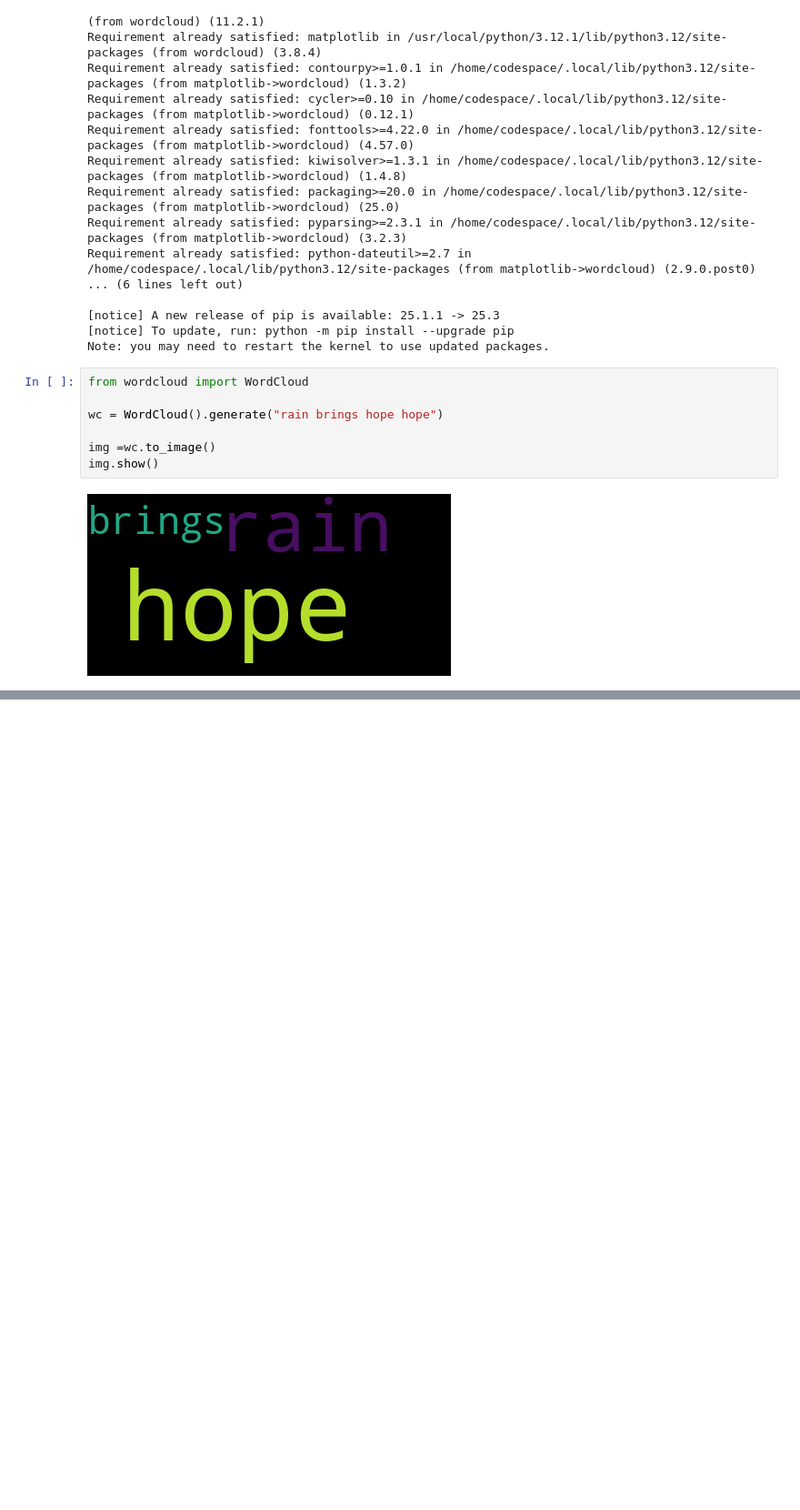
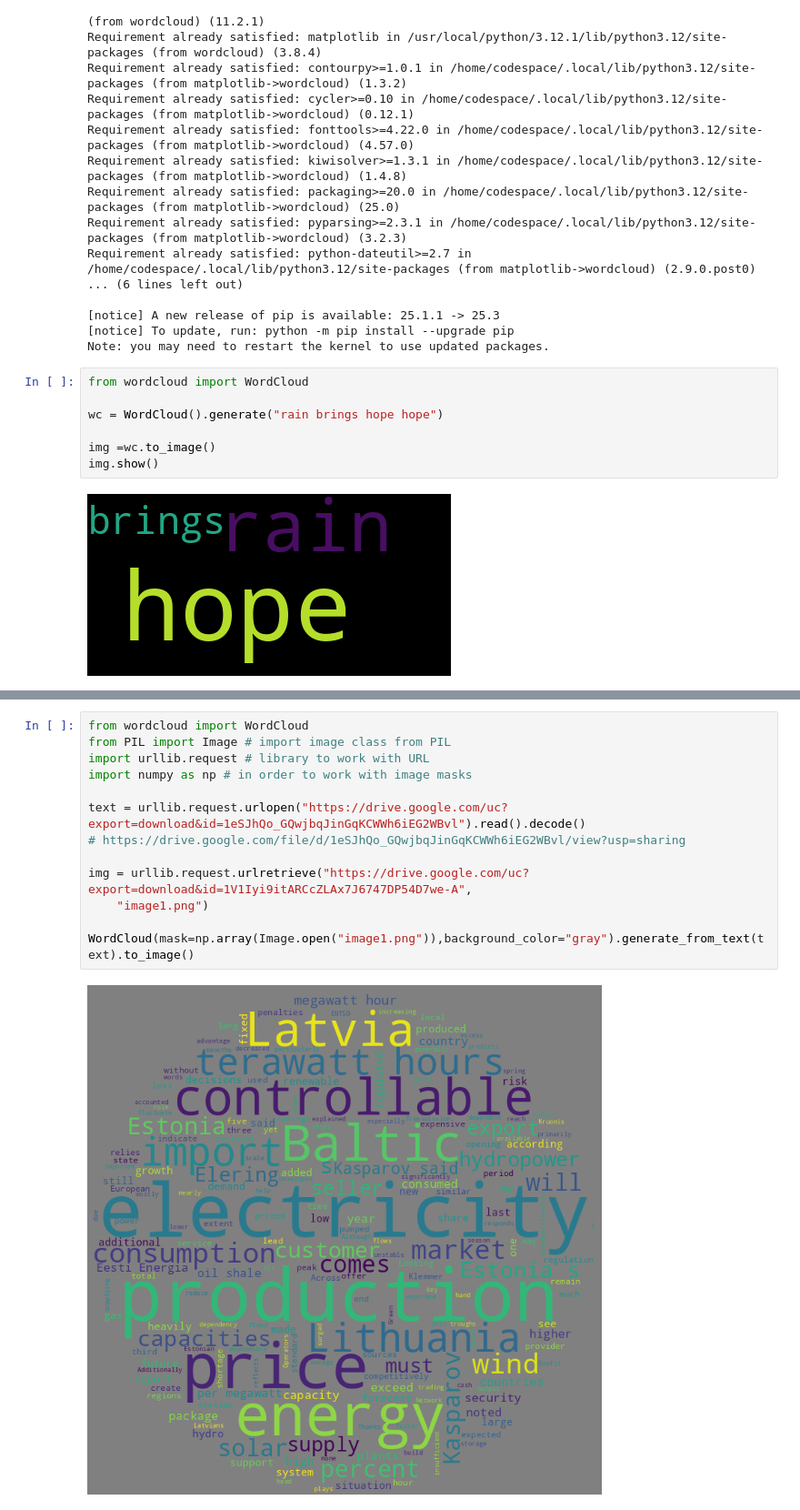
Before and after one commit to nmaarja/dt-2025-data-visualisation, a Jupyter notebook: notebooks/class_work/week_11.ipynb, the cells around one changed output, grey strips where cells are left out. Shown at 91% size. Drawn from its saved outputs; the diff is of its cells as text; blank space fills up the shorter version.

```diff
--- a/notebooks/class_work/week_11.ipynb
+++ b/notebooks/class_work/week_11.ipynb
@@ -139,0 +163,15 @@ text = urllib.request.urlopen("").read().decode("utf-8")
+# %%
+from wordcloud import WordCloud
+from PIL import Image # import image class from PIL
+import urllib.request # library to work with URL
+import numpy as np # in order to work with image masks
+
+text = urllib.request.urlopen("https://drive.google.com/uc?export=download&id=1eSJhQo_GQwjbqJinGqKCWWh6iEG2WBvl").read().decode()
+# https://drive.google.com/file/d/1eSJhQo_GQwjbqJinGqKCWWh6iEG2WBvl/view?usp=sharing
+
+img = urllib.request.urlretrieve("https://drive.google.com/uc?export=download&id=1V1Iyi9itARCcZLAx7J6747DP54D7we-A",
+    "image1.png")
+
+WordCloud(mask=np.array(Image.open("image1.png")),background_color="gray").generate_from_text(text).to_image()
+# %% [output]
+[figure, added]
```
Also changed, not shown: parts of 3 cells of this notebook, 1 other file.
